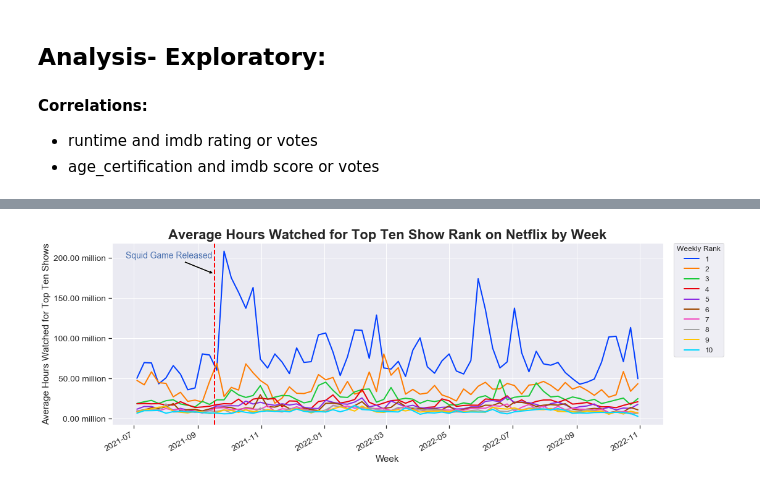
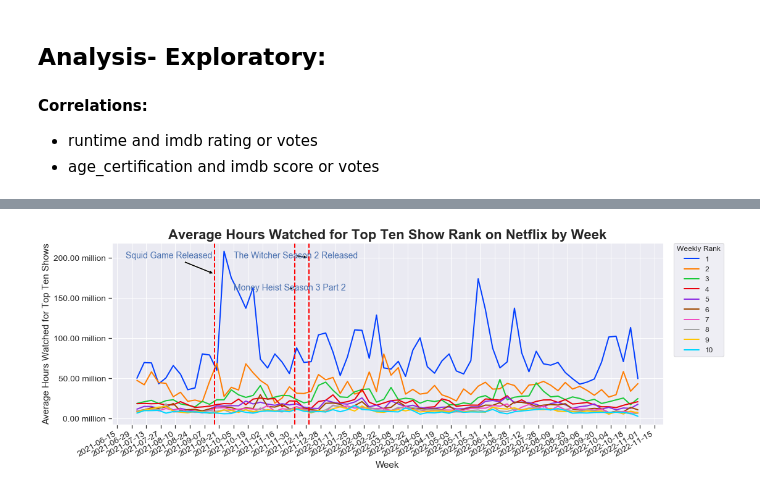
Before and after one commit to EdithLotterman/Project-1-Team-8, a Jupyter notebook: team8_netflix_project_zack.ipynb, the cells around one changed output, grey strips where cells are left out. Cells and saved outputs as stored; diff of their text form; code cells hidden in the pictures.

Commit message:
updated netflix plots and code, sat aft

```diff
--- a/team8_netflix_project_zack.ipynb
+++ b/team8_netflix_project_zack.ipynb
@@ -18,6 +18,9 @@ import datetime as dt
 # Data
 # global netflix data from netflix.com top 10 weekly shows
 netflix_df = pd.read_csv("cleaned_netflix_data.csv")
+# Clean week date and make a month_year col var:
+netflix_df['week'] = pd.to_datetime(netflix_df['week'])
+netflix_df['month_year']= netflix_df['week'].dt.to_period('M')
 print(netflix_df.dtypes)
 netflix_df.head()
 # %% [output]
@@ -299,52 +308,52 @@ fig, ax = plt.subplots(figsize=(16, 6))
 # Set color for lines:
 palette = sns.color_palette("bright", 10)
 # Create the plot, take out conf int, set color and ax:
-g = sns.lineplot(ax=ax, data=netflix_df, x="week", y="weekly_hours_viewed", hue="weekly_rank", ci=None, palette= palette)
+g = sns.lineplot(ax=ax, data=netflix_df, x="week", y="weekly_hours_viewed", hue="weekly_rank", palette= palette, ci=None)
 # Gen y labels, divide by 1 million and label million:
 ylabels = ['{:,.2f}'.format(y) + ' million' for y in g.get_yticks()/1000000]
 # Set y labels:
 g.set_yticklabels(ylabels)
 # Format x label for dates:
 # Define the date format and set it to the x-axis:
-# date_form = mdates.DateFormatter("%Y-%m-%d")
-# ax.xaxis.set_major_formatter(date_form)
-# # Ensure a major tick for every other week using (interval=2)
-# ax.xaxis.set_major_locator(mdates.WeekdayLocator(interval=2))
-# # add minor tick marks on x-axis:
-# ax.xaxis.set_minor_locator(mdates.WeekdayLocator(interval=2))
+date_form = mdates.DateFormatter("%Y-%m-%d")
+ax.xaxis.set_major_formatter(date_form)
+# Ensure a major tick for every other week using (interval=2)
+ax.xaxis.set_major_locator(mdates.WeekdayLocator(interval=2))
+# add minor tick marks on x-axis:
+ax.xaxis.set_minor_locator(mdates.WeekdayLocator(interval=2))
 # Format for date x-axis, turns date to side:
 fig.autofmt_xdate()
 # Add titles:
 plt.title("Average Hours Watched for Top Ten Show Rank on Netflix by Week",size=22, weight="bold")
 plt.xlabel("Week")
 plt.ylabel("Average Hours Watched for Top Ten Shows")
 # Label legend and move to outside right side:
 plt.legend(title='Weekly Rank', fontsize='12', title_fontsize='12', bbox_to_anchor=(1.02, 1), loc='upper left', borderaxespad=0)
 
 # Add labels to the plot of what show were likely driving large spikes in viewership:
 # Squid game: released 2021-9-17
-# squid_game_rel_date = dt.datetime(2021,9,17)
+squid_game_rel_date = dt.datetime(2021,9,17)
 style = dict(size=14, color='b')
 ax.annotate('Squid Game Released', xy=(squid_game_rel_date, 180000000), xycoords='data', xytext=(dt.datetime(2021,6,23), 200000000), textcoords='data',
 arrowprops=dict(arrowstyle='simple', facecolor='black', connectionstyle="arc3"), **style)
 plt.axvline(x=squid_game_rel_date, color='red',lw=2,ls='--')
 
 # Next show: The Witcher Season 2
-# witcher_rel_date = dt.datetime(2021,12,17)
-# ax.annotate('The Witcher Season 2 Released', xy=(witcher_rel_date, 200000000), xycoords='data', xytext=(dt.datetime(2021,10,5), 200000000), textcoords='data',
-# arrowprops=dict(arrowstyle='simple', facecolor='black', connectionstyle="arc3"), **style)
-# plt.axvline(x=witcher_rel_date, color='red',lw=2,ls='--')
+witcher_rel_date = dt.datetime(2021,12,17)
+ax.annotate('The Witcher Season 2 Released', xy=(witcher_rel_date, 200000000), xycoords='data', xytext=(dt.datetime(2021,10,5), 200000000), textcoords='data',
+arrowprops=dict(arrowstyle='simple', facecolor='black', connectionstyle="arc3"), **style)
+plt.axvline(x=witcher_rel_date, color='red',lw=2,ls='--')
 
-# #  Money Heist Season 3 Part 2
-# moneyHeist_rel_date = dt.datetime(2021,12,3)
-# ax.annotate('The Witcher Season 2 Released', xy=(moneyHeist_rel_date, 160000000), xycoords='data', xytext=(dt.datetime(2021,10,5), 200000000), textcoords='data',
-# arrowprops=dict(arrowstyle='simple', facecolor='black', connectionstyle="arc3"), **style)
-# plt.axvline(x=moneyHeist_rel_date, color='red',lw=2,ls='--')
+#  Money Heist Season 3 Part 2
+moneyHeist_rel_date = dt.datetime(2021,12,3)
+ax.annotate('Money Heist Season 3 Part 2', xy=(moneyHeist_rel_date, 160000000), xycoords='data', xytext=(dt.datetime(2021,10,5), 160000000), textcoords='data',
+arrowprops=dict(arrowstyle='simple', facecolor='black', connectionstyle="arc3"), **style)
+plt.axvline(x=moneyHeist_rel_date, color='red',lw=2,ls='--')
 
 # Save:
 fig.savefig('Average_Hours_TopTenShowsbyWeek.png')
 # %% [output]
-[figure, old version]
+[figure, new version]
 # %%
 # Look up the shows that may be driving the large spikes in viewing:
 # Between 2021-09-05 and 2021-11-05
```
Also changed, not shown: parts of 7 cells of this notebook, 4 other files.
